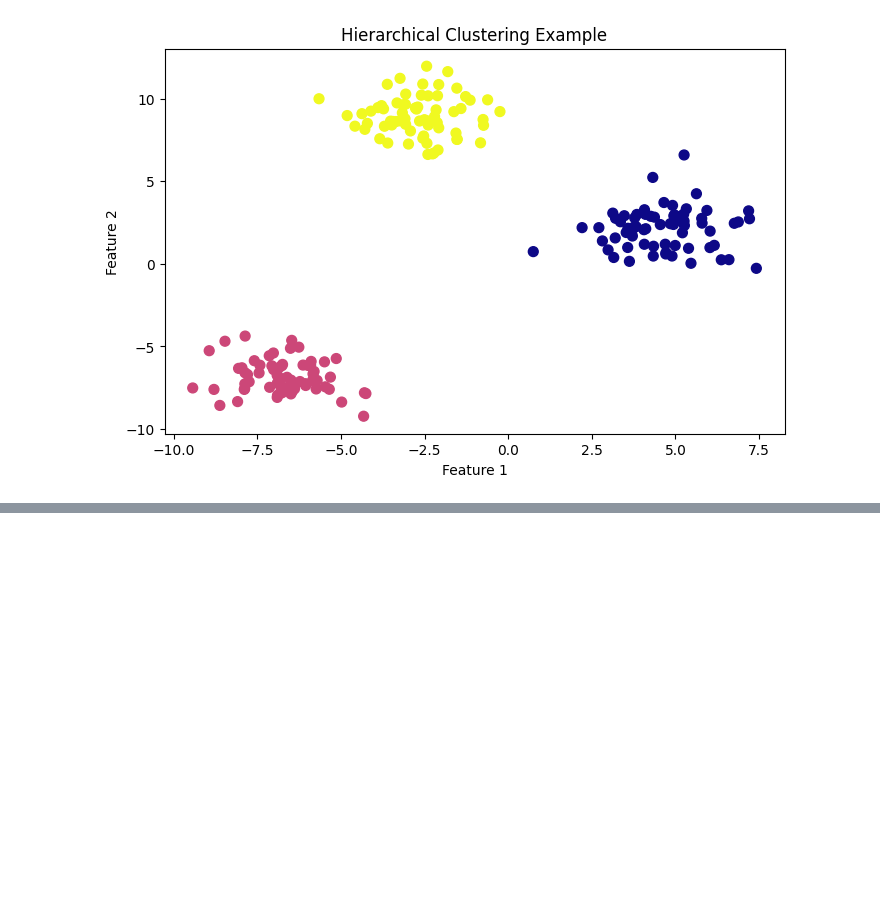
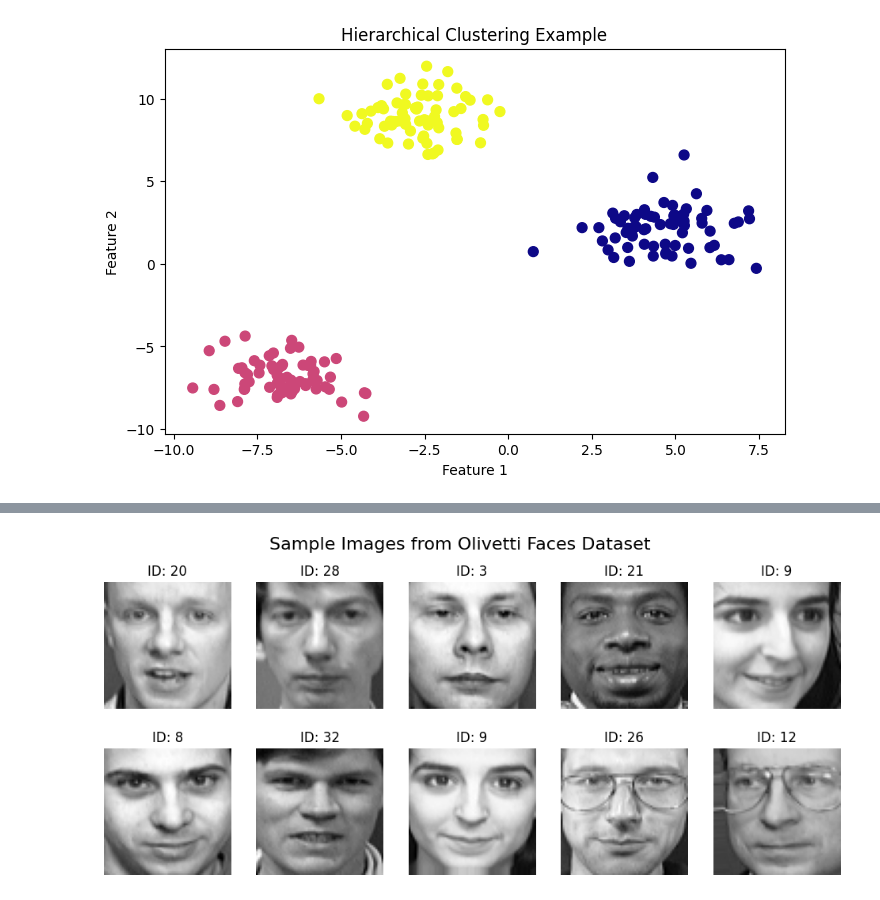
Before and after one commit to ANANDA-SWAROOP/aiml_project, a Jupyter notebook: means.ipynb, the cells around one changed output, grey strips where cells are left out. Drawn from its saved outputs; the diff is of its cells as text; code cells hidden in the pictures; blank space fills up the shorter version.

```diff
--- a/means.ipynb
+++ b/means.ipynb
@@ -289,0 +310,92 @@ The Boston housing prices dataset has an ethical problem: as
+# %%
+import numpy as np
+import pandas as pd
+import matplotlib.pyplot as plt
+import seaborn as sns
+from sklearn.datasets import fetch_olivetti_faces
+from sklearn.linear_model import LinearRegression
+from sklearn.cluster import KMeans, AgglomerativeClustering
+from sklearn.decomposition import PCA
+from scipy.cluster.hierarchy import dendrogram, linkage
+
+
+
+
+# ====================================================
+# 2. OLIVETTI FACES DATASET
+# ====================================================
+faces = fetch_olivetti_faces(shuffle=True, random_state=42)
+X_faces = faces.data     # shape = (400, 4096)
+y_faces = faces.target   # person ID labels
+images = faces.images    # 64x64 images
+
+print("Faces dataset shape:", X_faces.shape)
+
+# -----------------------------
+# Show some sample faces
+# -----------------------------
+fig, axes = plt.subplots(2, 5, figsize=(12, 5))
+for i, ax in enumerate(axes.flat):
+    ax.imshow(images[i], cmap="gray")
+    ax.set_title(f"ID: {y_faces[i]}")
+    ax.axis("off")
+plt.suptitle("Sample Images from Olivetti Faces Dataset", fontsize=16)
+plt.show()
+
+# -----------------------------
+# PCA for Visualization
+# -----------------------------
+pca = PCA(n_components=2)
+X_faces_pca = pca.fit_transform(X_faces)
+
+plt.figure(figsize=(8,6))
+plt.scatter(X_faces_pca[:,0], X_faces_pca[:,1], c=y_faces, cmap="tab20", s=20)
+plt.colorbar(label="Person ID")
+plt.title("PCA Projection of Faces Dataset (2D)")
+plt.xlabel("PC1")
+plt.ylabel("PC2")
+plt.show()
+
+# -----------------------------
+# K-Means Clustering on Faces
+# -----------------------------
+kmeans_faces = KMeans(n_clusters=40, random_state=42, n_init=10)
+labels_faces = kmeans_faces.fit_predict(X_faces)
+
+plt.figure(figsize=(8,6))
+plt.scatter(X_faces_pca[:,0], X_faces_pca[:,1], c=labels_faces, cmap="tab20", s=20)
+plt.title("K-Means Clustering on Olivetti Faces (PCA Reduced)")
+plt.xlabel("PC1")
+plt.ylabel("PC2")
+plt.show()
+
+# Show cluster centroids as "average faces"
+fig, axes = plt.subplots(2, 5, figsize=(12,5))
+for i, ax in enumerate(axes.flat):
+    centroid = kmeans_faces.cluster_centers_[i].reshape(64,64)
+    ax.imshow(centroid, cmap="gray")
+    ax.set_title(f"Cluster {i}")
+    ax.axis("off")
+plt.suptitle("K-Means Cluster Centroids (Average Faces)", fontsize=16)
+plt.show()
+
+# -----------------------------
+# Hierarchical Clustering (on PCA features)
+# -----------------------------
+linked_faces = linkage(X_faces_pca[:200], method="ward")  # use subset for clarity
+
+plt.figure(figsize=(12,5))
+dendrogram(linked_faces, truncate_mode="lastp", p=20)
+plt.title("Hierarchical Clustering Dendrogram (Olivetti Faces, PCA)")
+plt.show()
+
+agg_faces = AgglomerativeClustering(n_clusters=40, linkage="ward")
+labels_faces_hc = agg_faces.fit_predict(X_faces_pca)
+
+plt.figure(figsize=(8,6))
+plt.scatter(X_faces_pca[:,0], X_faces_pca[:,1], c=labels_faces_hc, cmap="tab20", s=20)
+plt.title("Hierarchical Clustering on Olivetti Faces (PCA Reduced)")
+plt.xlabel("PC1")
+plt.ylabel("PC2")
+plt.show()
+# %% [output]
@@ -289,0 +404 @@ The Boston housing prices dataset has an ethical problem: as
+[figure, added]
```
Also changed, not shown: parts of 2 cells of this notebook.
